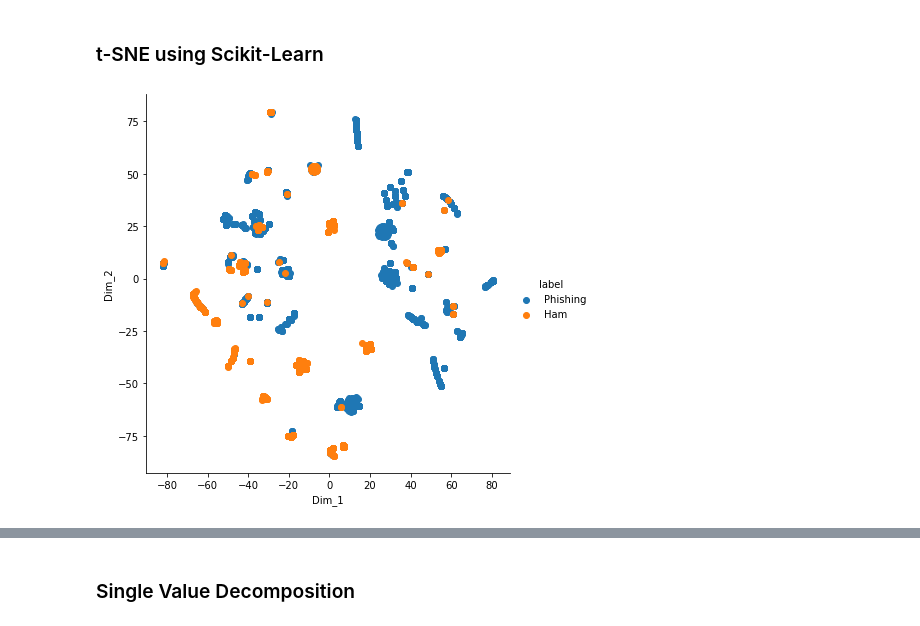
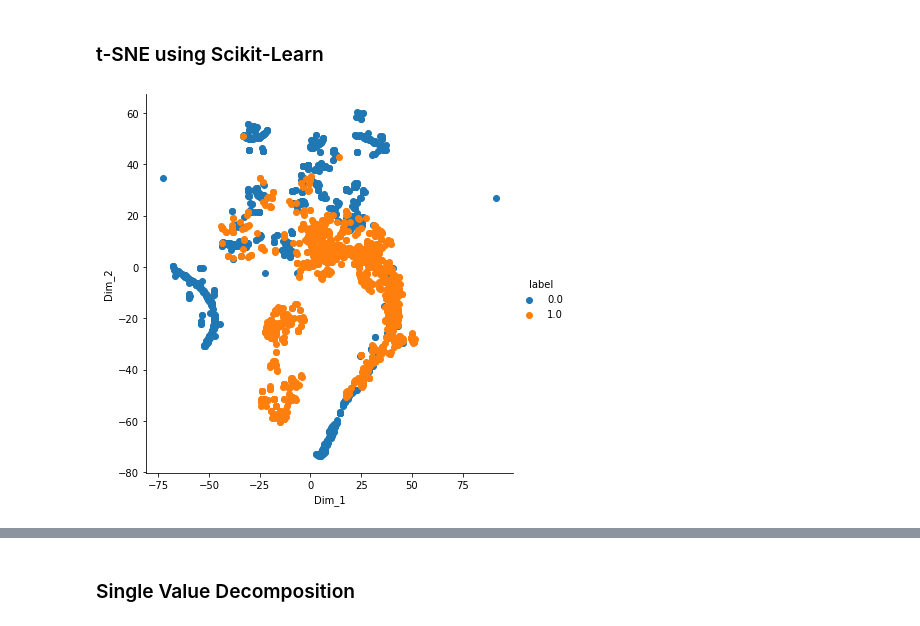
Before and after one commit to Vipin-Singh-Negi/Identify-Phishing-Mail, a Jupyter notebook: (TRIAL)PhishingMailClassifier.ipynb, the cells around one changed output, grey strips where cells are left out. Saved outputs shown, nothing was run; the diff lists cells and outputs as text; code cells hidden in the pictures.

Commit message:
Models trained and tested with performance comparison

```diff
--- a/(TRIAL)PhishingMailClassifier.ipynb
+++ b/(TRIAL)PhishingMailClassifier.ipynb
@@ -29,12 +29,14 @@ import sys
 import logging
 import logging.config
 import yaml
+import pandas as pd
 from logging import Formatter
 from logging.handlers import RotatingFileHandler
 import seaborn as sns
+import matplotlib.pyplot as plt
 import warnings
 warnings.filterwarnings("ignore")
-sns.set_theme()
+# sns.set_theme()
 URLREGEX = r"^(https?|ftp)://[^\s/$.?#].[^\s]*$"
 URLREGEX_NOT_ALONE = r"http[s]?://(?:[a-zA-Z]|[0-9]|[$-_@.&+]|[!*\(\),]|(?:%[0-9a-fA-F][0-9a-fA-F]))+"
 FLASH_LINKED_CONTENT = r"http[s]?://(?:[a-zA-Z]|[0-9]|[$-_@.&+]|[!*\(\),]|(?:%[0-9a-fA-F][0-9a-fA-F])+).*\.swf"
@@ -60,6 +62,10 @@ logging.config.dictConfig(config)
 logger = logging.getLogger('PhishingMailClassifier')
 logger.debug('often makes a very good meal of %s', 'visiting tourists')
 logger.info("Project Started\nConstants defined and libraries imported")
+
+alexa_rank_cache = {}
+cache_hit = 0
+cache_miss = 0
 # %% [markdown]
 ### Downloading and extracting mails (phishing and ham mails)
 # %%
@@ -449,0 +815,21 @@ PHISHING MAILS
+# %%
+from sklearn.model_selection import train_test_split
+from sklearn import preprocessing
+import pandas as pd
+le = preprocessing.LabelEncoder()
+mails = pd.read_csv("./dataset/mails_dataset.csv")
+
+labels=le.fit_transform(mails['Class'])
+
+mails.drop('Class',axis =1,inplace=True)
+
+
+
+X_train, X_test, Y_train, Y_test = train_test_split(mails,
+                                                    labels,
+                                                    test_size=0.20,
+                                                    stratify=labels,
+                                                    random_state=42)
+# check dataset shapes
+print(X_train.shape, (Y_train).shape)
+print((X_test).shape, (Y_test).shape)
@@ -630,29 +1123,29 @@ As we can see from the graph, if we take 10 features we are preserving more than
 # %%
 # TSNE
 
 from sklearn.manifold import TSNE
 
 
 model = TSNE(n_components=2, random_state=0)
 # configuring the parameteres
 # the number of components = 2
 # default perplexity = 30
 # default learning rate = 200
 # default Maximum number of iterations for the optimization = 1000
 
-tsne_data = model.fit_transform(data)
+tsne_data = model.fit_transform(X_train)
 
 
 # creating a new data frame which help us in ploting the result data
-tsne_data = np.vstack((tsne_data.T, labels)).T
+tsne_data = np.vstack((tsne_data.T, Y_train)).T
 tsne_df = pd.DataFrame(data=tsne_data, columns=("Dim_1", "Dim_2", "label"))
 
 # Ploting the result of tsne
 sn.FacetGrid(tsne_df, hue="label", size=6).map(plt.scatter, 'Dim_1', 'Dim_2').add_legend()
 plt.show()
 logger.debug("t-SNE with default configurations plotted")
 # %% [output]
-[figure, old version]
+[figure, new version]
 # %%
 model = TSNE(n_components=2, random_state=0, perplexity=50,  n_iter=5000)
 
```
Also changed, not shown: parts of 125 cells of this notebook, 5 other files.
